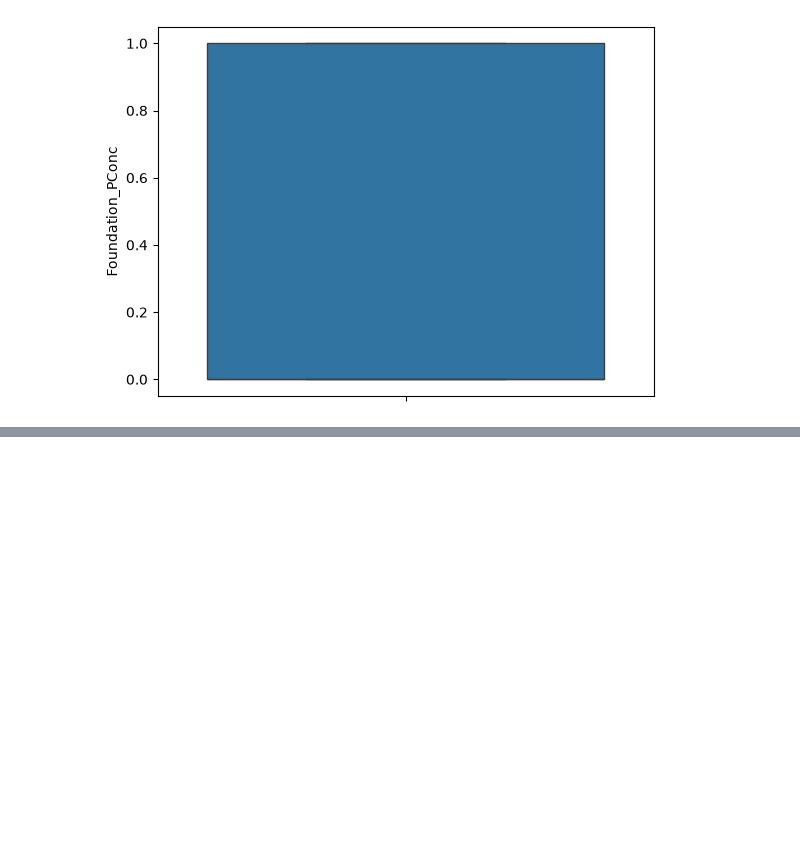
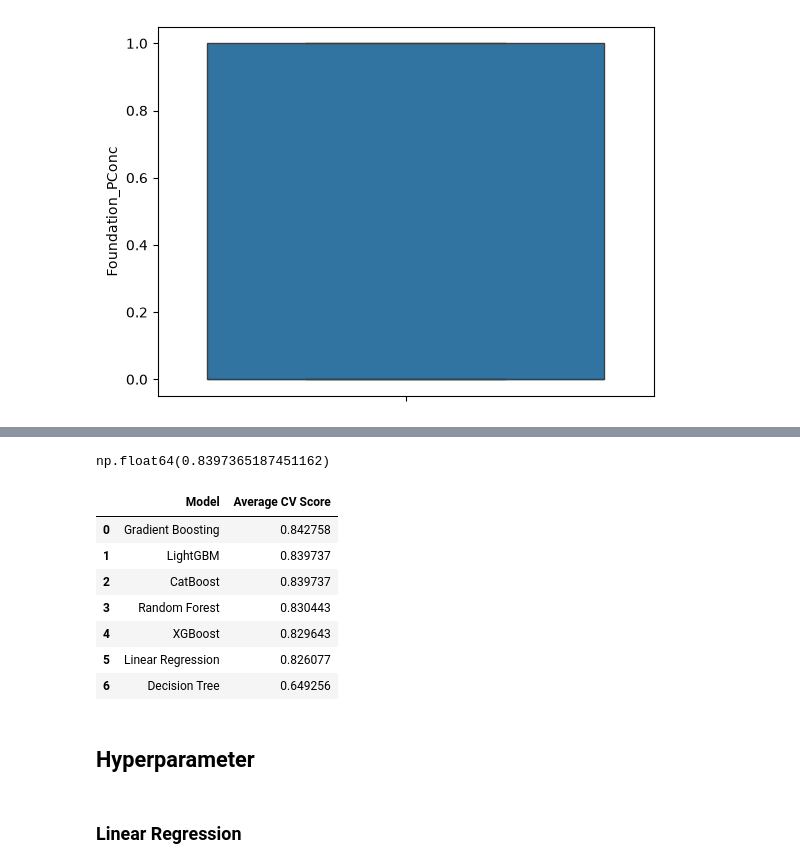
Before and after one commit to Logesh-M0324/Weekend_Task, a Jupyter notebook: Advanced Regression Model Comparison & Optimization Platform/notebooks/05_Model_optimization.ipynb, the cells around one changed output, grey strips where cells are left out. Cells and saved outputs as stored; diff of their text form; code cells hidden in the pictures; blank space fills up the shorter version.

```diff
--- a/Advanced Regression Model Comparison & Optimization Platform/notebooks/05_Model_optimization.ipynb
+++ b/Advanced Regression Model Comparison & Optimization Platform/notebooks/05_Model_optimization.ipynb
@@ -284,0 +550,3 @@ from statsmodels.stats.outliers_influence import variance_inflation_factor
+# %%
+XGB_AvgCv = XGB_CvScore.mean()
+XGB_AvgCv
@@ -284,0 +555,9 @@ from statsmodels.stats.outliers_influence import variance_inflation_factor
+# %%
+LGBM_CvScore = cross_val_score(
+    LGBMRegressor(random_state=42),
+    X_train,
+    y_train,
+    cv=5,
+    scoring="r2"
+)
+LGBM_CvScore
@@ -284,0 +583,3 @@ from statsmodels.stats.outliers_influence import variance_inflation_factor
+# %%
+LGBM_AvgCv = LGBM_CvScore.mean()
+LGBM_AvgCv
@@ -284,0 +616,48 @@ from statsmodels.stats.outliers_influence import variance_inflation_factor
+# %%
+CatBoost_AvgCv = LGBM_CvScore.mean()
+CatBoost_AvgCv
+# %% [output]
+np.float64(0.8397365187451162)
+# %%
+results = pd.DataFrame({
+    "Model": [
+        "Linear Regression",
+        "Decision Tree",
+        "Random Forest",
+        "Gradient Boosting",
+        "XGBoost",
+        "LightGBM",
+        "CatBoost"
+    ],
+    "Average CV Score": [
+        linear_regression_AvgCV,
+        DecisionTree_AvgCV,
+        RandomForest_AvgCv,
+        GradientBoosting_AvgCv,
+        XGB_AvgCv,
+        LGBM_AvgCv,
+        CatBoost_AvgCv
+    ]
+})
+
+results = results.sort_values(
+    by="Average CV Score",
+    ascending=False
+)
+
+results.reset_index(drop=True, inplace=True)
+
+results
+# %% [output]
+|  | Model | Average CV Score |
+| 0 | Gradient Boosting | 0.842758 |
+| 1 | LightGBM | 0.839737 |
+| 2 | CatBoost | 0.839737 |
+| 3 | Random Forest | 0.830443 |
+| 4 | XGBoost | 0.829643 |
+| 5 | Linear Regression | 0.826077 |
+| 6 | Decision Tree | 0.649256 |
+# %% [markdown]
+## Hyperparameter
+# %% [markdown]
+###  Linear Regression
```
Also changed, not shown: parts of 42 cells of this notebook, 15 other files.
